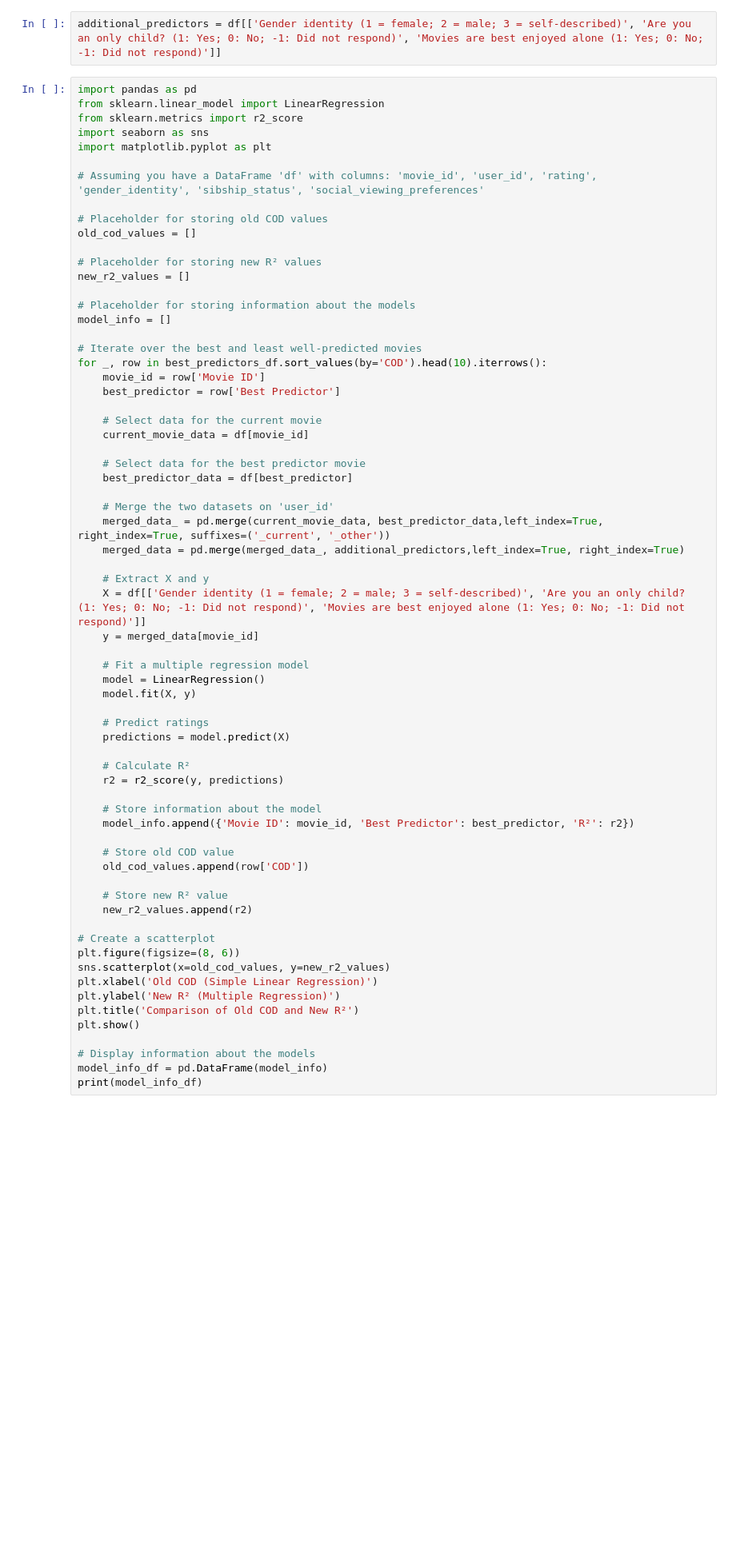
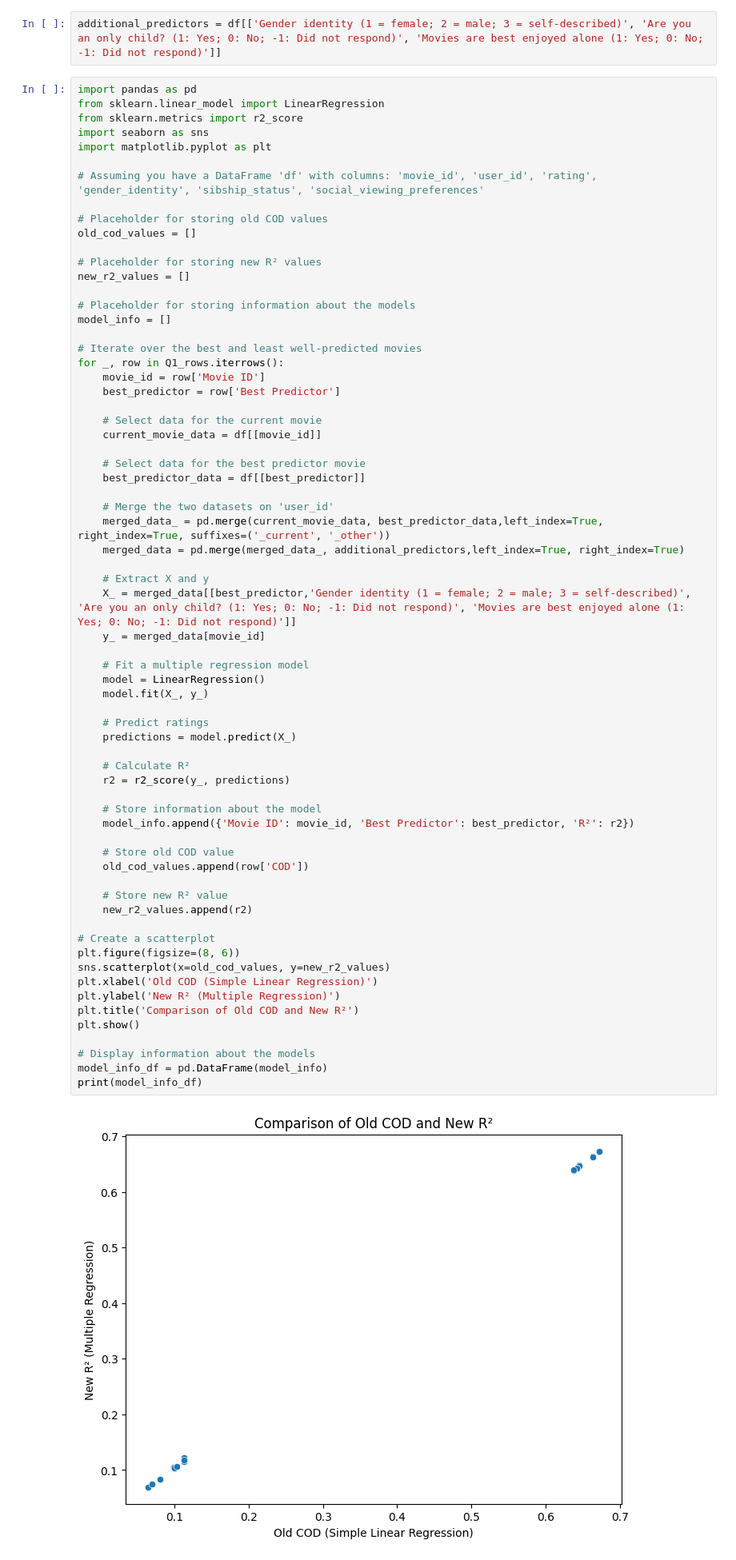
Before and after one commit to csendranshi/DSGA-1001-Project2, a Jupyter notebook: DS_project2.ipynb, the cells around one changed output. Shown at 80% size. Saved outputs shown, nothing was run; the diff lists cells and outputs as text; blank space fills up the shorter version.

```diff
--- a/DS_project2.ipynb
+++ b/DS_project2.ipynb
@@ -306,52 +326,53 @@ new_r2_values = []
 model_info = []
 
 # Iterate over the best and least well-predicted movies
-for _, row in best_predictors_df.sort_values(by='COD').head(10).iterrows():
+for _, row in Q1_rows.iterrows():
     movie_id = row['Movie ID']
     best_predictor = row['Best Predictor']
 
     # Select data for the current movie
-    current_movie_data = df[movie_id]
+    current_movie_data = df[[movie_id]]
 
     # Select data for the best predictor movie
-    best_predictor_data = df[best_predictor]
+    best_predictor_data = df[[best_predictor]]
 
     # Merge the two datasets on 'user_id'
     merged_data_ = pd.merge(current_movie_data, best_predictor_data,left_index=True, right_index=True, suffixes=('_current', '_other'))
     merged_data = pd.merge(merged_data_, additional_predictors,left_index=True, right_index=True)
 
     # Extract X and y
-    X = df[['Gender identity (1 = female; 2 = male; 3 = self-described)', 'Are you an only child? (1: Yes; 0: No; -1: Did not respond)', 'Movies are best enjoyed alone (1: Yes; 0: No; -1: Did not respond)']]
-    y = merged_data[movie_id]
+    X_ = merged_data[[best_predictor,'Gender identity (1 = female; 2 = male; 3 = self-described)', 'Are you an only child? (1: Yes; 0: No; -1: Did not respond)', 'Movies are best enjoyed alone (1: Yes; 0: No; -1: Did not respond)']]
+    y_ = merged_data[movie_id]
 
     # Fit a multiple regression model
     model = LinearRegression()
-    model.fit(X, y)
+    model.fit(X_, y_)
 
     # Predict ratings
-    predictions = model.predict(X)
+    predictions = model.predict(X_)
 
     # Calculate R²
-    r2 = r2_score(y, predictions)
+    r2 = r2_score(y_, predictions)
 
     # Store information about the model
     model_info.append({'Movie ID': movie_id, 'Best Predictor': best_predictor, 'R²': r2})
 
     # Store old COD value
     old_cod_values.append(row['COD'])
 
     # Store new R² value
     new_r2_values.append(r2)
 
 # Create a scatterplot
 plt.figure(figsize=(8, 6))
 sns.scatterplot(x=old_cod_values, y=new_r2_values)
 plt.xlabel('Old COD (Simple Linear Regression)')
 plt.ylabel('New R² (Multiple Regression)')
 plt.title('Comparison of Old COD and New R²')
 plt.show()
 
 # Display information about the models
 model_info_df = pd.DataFrame(model_info)
 print(model_info_df)
 # %% [output]
+[figure, added]
```
Also changed, not shown: parts of 14 cells of this notebook.
